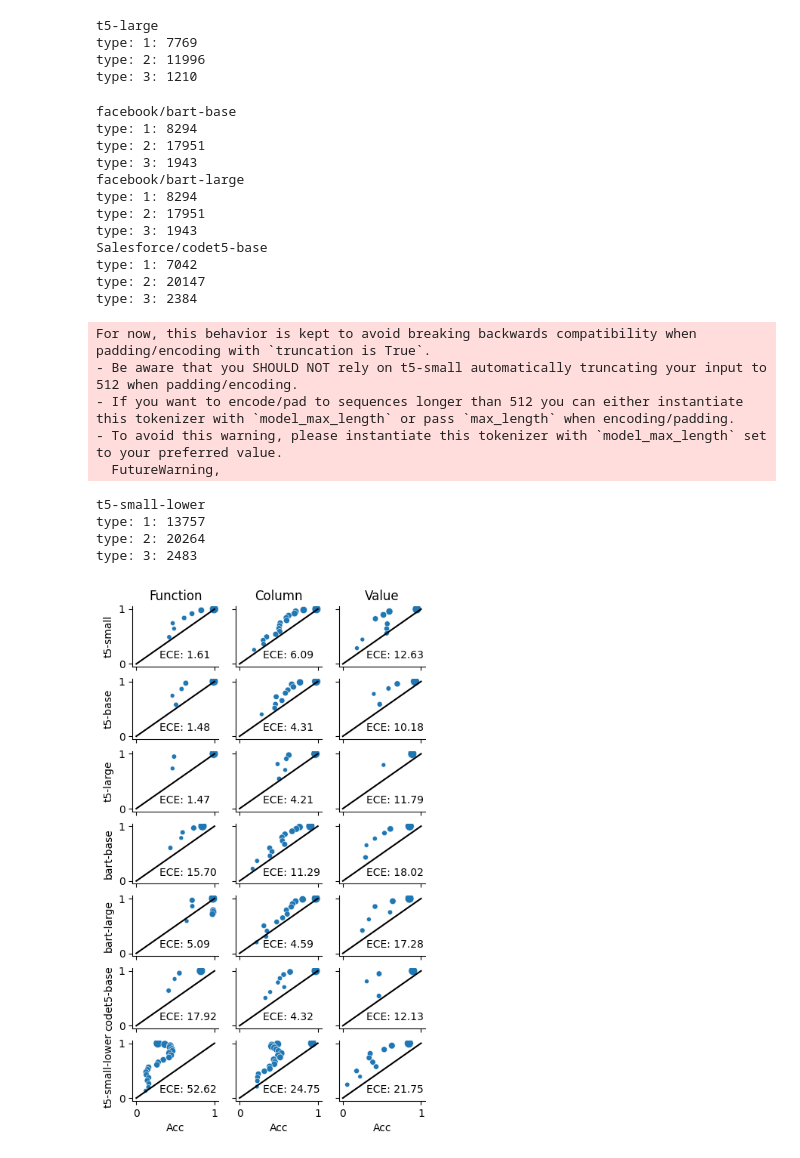
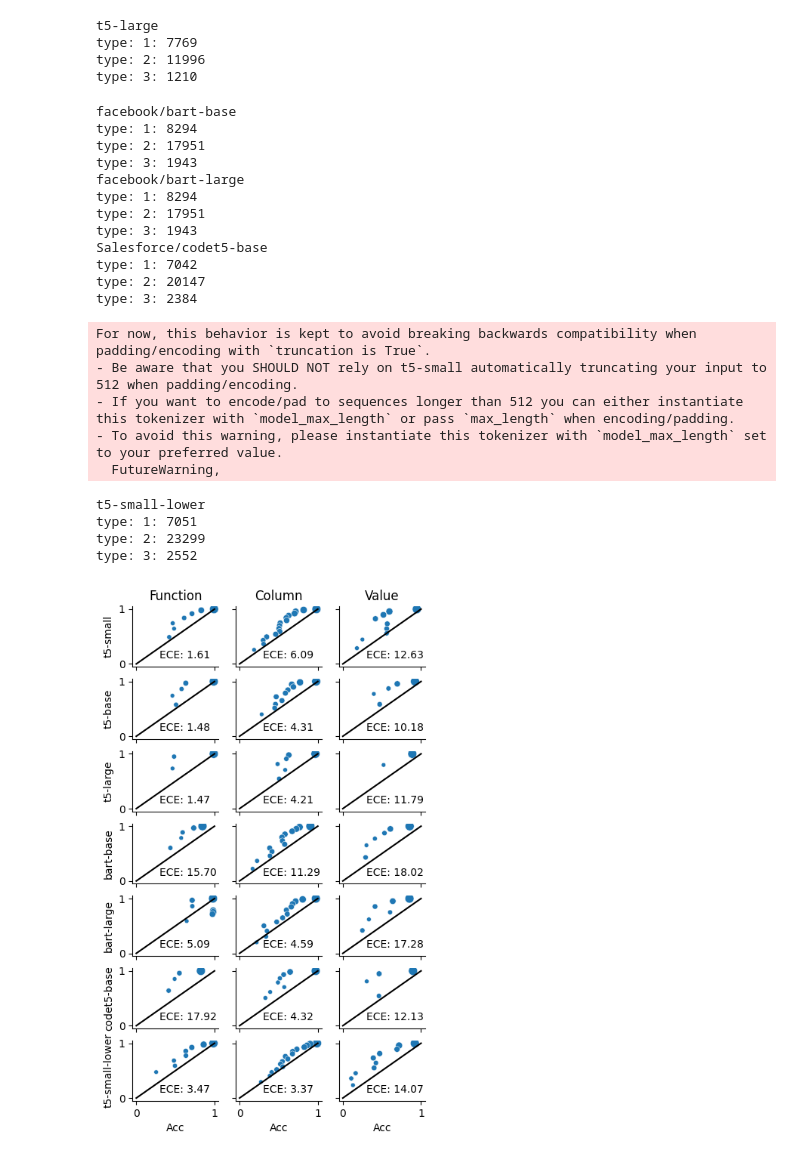
Before and after one commit to esteng/calibration_miso, a Jupyter notebook: analysis/calibration_sql_by_type.ipynb, the cells around one changed output. Saved outputs shown, nothing was run; the diff lists cells and outputs as text; code cells hidden in the pictures.

Commit message:
fix lowercase plot

```diff
--- a/analysis/calibration_sql_by_type.ipynb
+++ b/analysis/calibration_sql_by_type.ipynb
@@ -21,7 +21,7 @@ spider_paths_and_models = [("/brtx/604-nvme2/estengel/calflow_calibration/benchc
                             "facebook/bart-large", "facebook/bart-large"),
                             ("/brtx/604-nvme2/estengel/calflow_calibration/benchclamp/1.0/codet5-base_spider_past_none_db_val_all_0.0001/checkpoint-10000/outputs/test_all.logits",
                             "Salesforce/codet5-base", "Salesforce/codet5-base"),
-                            ("/home/estengel/semantic_parsing_with_constrained_lm/src/semantic_parsing_with_constrained_lm/trained_models/1.0/t5-small-lm-adapt_spider_past_none_db_val_all_lower_0.0001/checkpoint-5000/outputs/test_all.logits",
+                            ("/home/estengel/semantic_parsing_with_constrained_lm/src/semantic_parsing_with_constrained_lm/trained_models/1.0/t5-small-lm-adapt_spider_past_none_db_val_all_lower_0.0001/checkpoint-5000/outputs/test_all_lower.logits",
                             "t5-small", "t5-small-lower")]
 
 
@@ -80,37 +80,37 @@ t5-base
 type: 1: 13757
 type: 2: 20264
 type: 3: 2483
 For now, this behavior is kept to avoid breaking backwards compatibility when padding/encoding with `truncation is True`.
 - Be aware that you SHOULD NOT rely on t5-large automatically truncating your input to 512 when padding/encoding.
 - If you want to encode/pad to sequences longer than 512 you can either instantiate this tokenizer with `model_max_length` or pass `max_length` when encoding/padding.
 - To avoid this warning, please instantiate this tokenizer with `model_max_length` set to your preferred value.
   FutureWarning,
 t5-large
 type: 1: 7769
 type: 2: 11996
 type: 3: 1210
 facebook/bart-base
 type: 1: 8294
 type: 2: 17951
 type: 3: 1943
 facebook/bart-large
 type: 1: 8294
 type: 2: 17951
 type: 3: 1943
 Salesforce/codet5-base
 type: 1: 7042
 type: 2: 20147
 type: 3: 2384
 For now, this behavior is kept to avoid breaking backwards compatibility when padding/encoding with `truncation is True`.
 - Be aware that you SHOULD NOT rely on t5-small automatically truncating your input to 512 when padding/encoding.
 - If you want to encode/pad to sequences longer than 512 you can either instantiate this tokenizer with `model_max_length` or pass `max_length` when encoding/padding.
 - To avoid this warning, please instantiate this tokenizer with `model_max_length` set to your preferred value.
   FutureWarning,
 t5-small-lower
-type: 1: 13757
-type: 2: 20264
-type: 3: 2483
+type: 1: 7051
+type: 2: 23299
+type: 3: 2552
-[figure, old version]
+[figure, new version]
 # %%
 import pandas as pd
 fig, ax = plt.subplots(1, 1, figsize=(7, 3))
```
Also changed, not shown: parts of 1 cell of this notebook, 1 other file.
